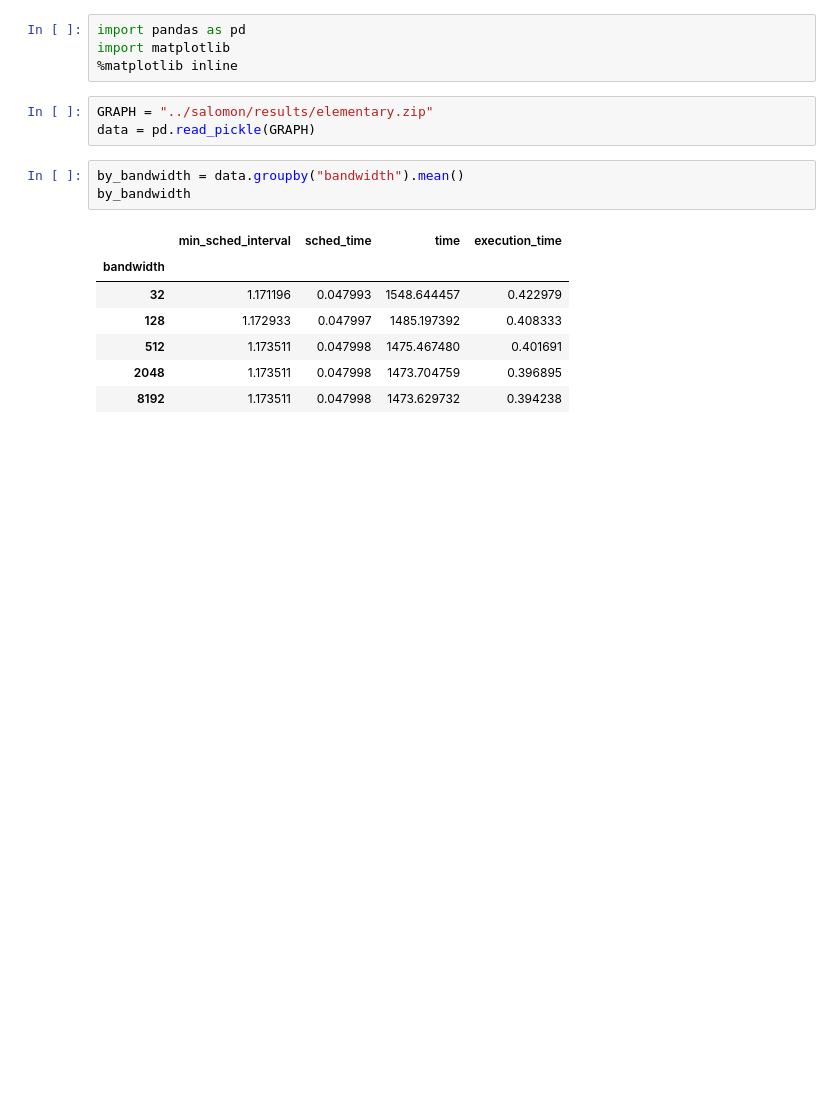
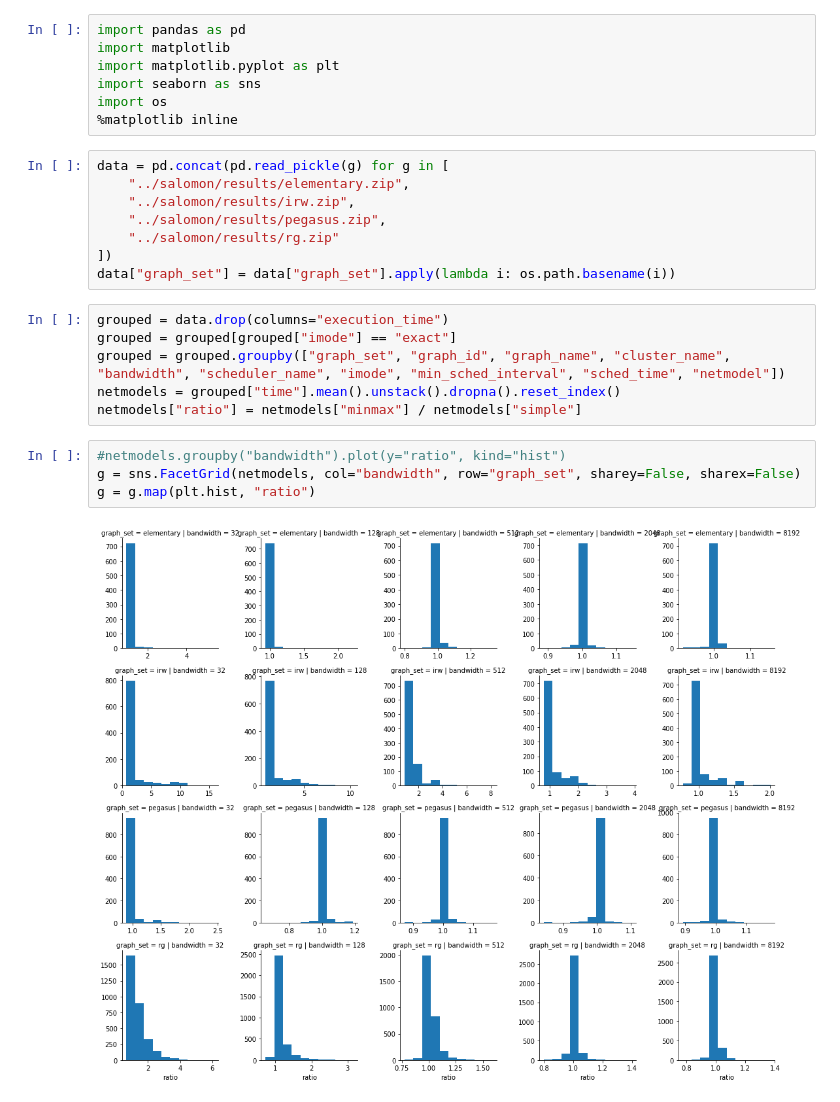
Before and after one commit to Kobzol/estee, a Jupyter notebook: benchmarks/graphs.ipynb, the cells around one changed output. Cells and saved outputs as stored; diff of their text form; blank space fills up the shorter version.

```diff
--- a/benchmarks/graphs.ipynb
+++ b/benchmarks/graphs.ipynb
@@ -1,18 +1,27 @@
 # %%
 import pandas as pd
 import matplotlib
+import matplotlib.pyplot as plt
+import seaborn as sns
+import os
 %matplotlib inline
-# %%
-GRAPH = "../salomon/results/elementary.zip"
-data = pd.read_pickle(GRAPH)
-# %%
-by_bandwidth = data.groupby("bandwidth").mean()
-by_bandwidth
-# %% [output]
-|  | min_sched_interval | sched_time | time | execution_time |
-| bandwidth |  |  |  |  |
-| 32 | 1.171196 | 0.047993 | 1548.644457 | 0.422979 |
-| 128 | 1.172933 | 0.047997 | 1485.197392 | 0.408333 |
-| 512 | 1.173511 | 0.047998 | 1475.467480 | 0.401691 |
-| 2048 | 1.173511 | 0.047998 | 1473.704759 | 0.396895 |
-| 8192 | 1.173511 | 0.047998 | 1473.629732 | 0.394238 |
+# %%
+data = pd.concat(pd.read_pickle(g) for g in [
+    "../salomon/results/elementary.zip",
+    "../salomon/results/irw.zip",
+    "../salomon/results/pegasus.zip",
+    "../salomon/results/rg.zip"
+])
+data["graph_set"] = data["graph_set"].apply(lambda i: os.path.basename(i))
+# %%
+grouped = data.drop(columns="execution_time")
+grouped = grouped[grouped["imode"] == "exact"]
+grouped = grouped.groupby(["graph_set", "graph_id", "graph_name", "cluster_name", "bandwidth", "scheduler_name", "imode", "min_sched_interval", "sched_time", "netmodel"])
+netmodels = grouped["time"].mean().unstack().dropna().reset_index()
+netmodels["ratio"] = netmodels["minmax"] / netmodels["simple"]
+# %%
+#netmodels.groupby("bandwidth").plot(y="ratio", kind="hist")
+g = sns.FacetGrid(netmodels, col="bandwidth", row="graph_set", sharey=False, sharex=False)
+g = g.map(plt.hist, "ratio")
+# %% [output]
+[figure, added]
```
